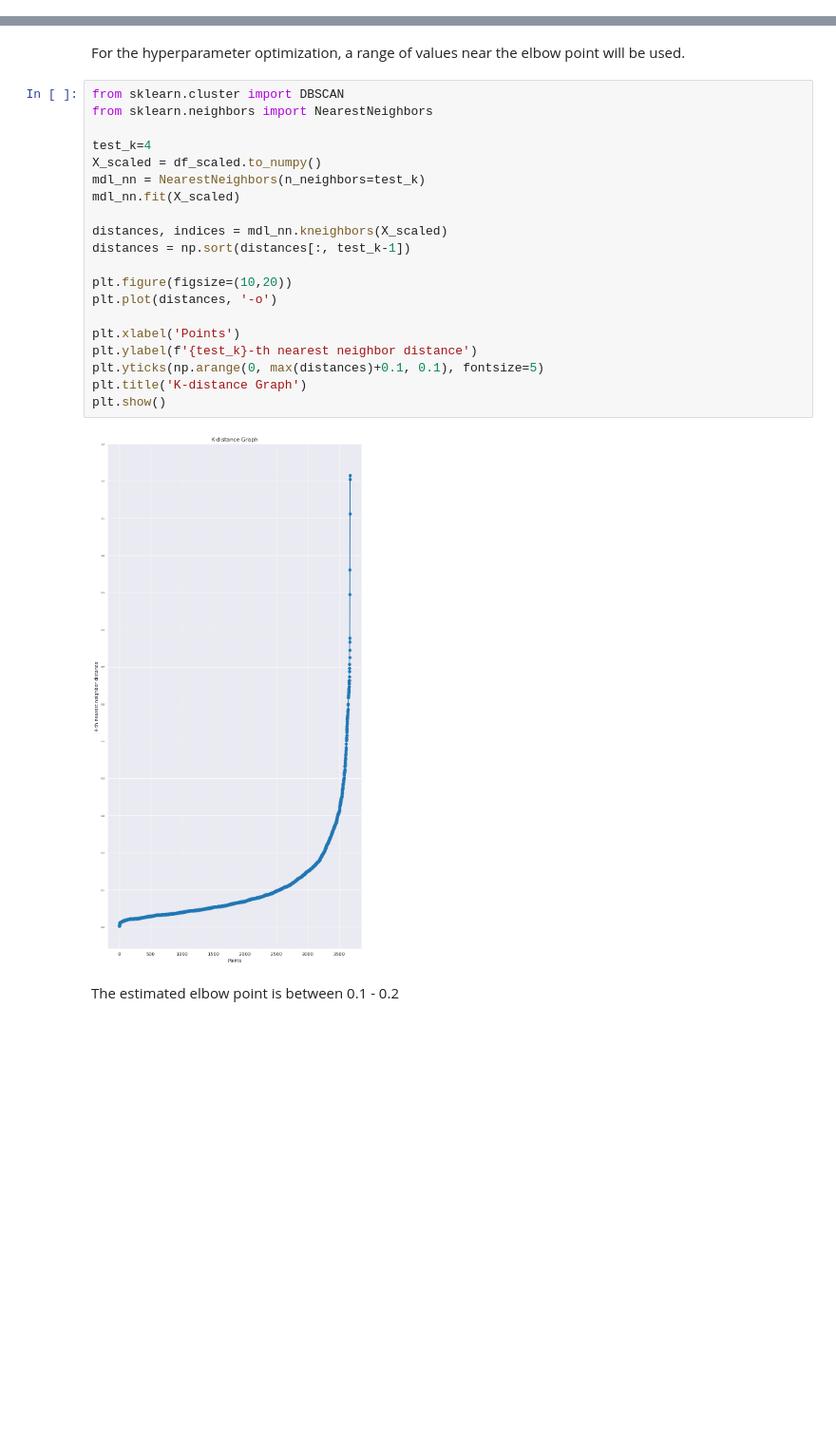
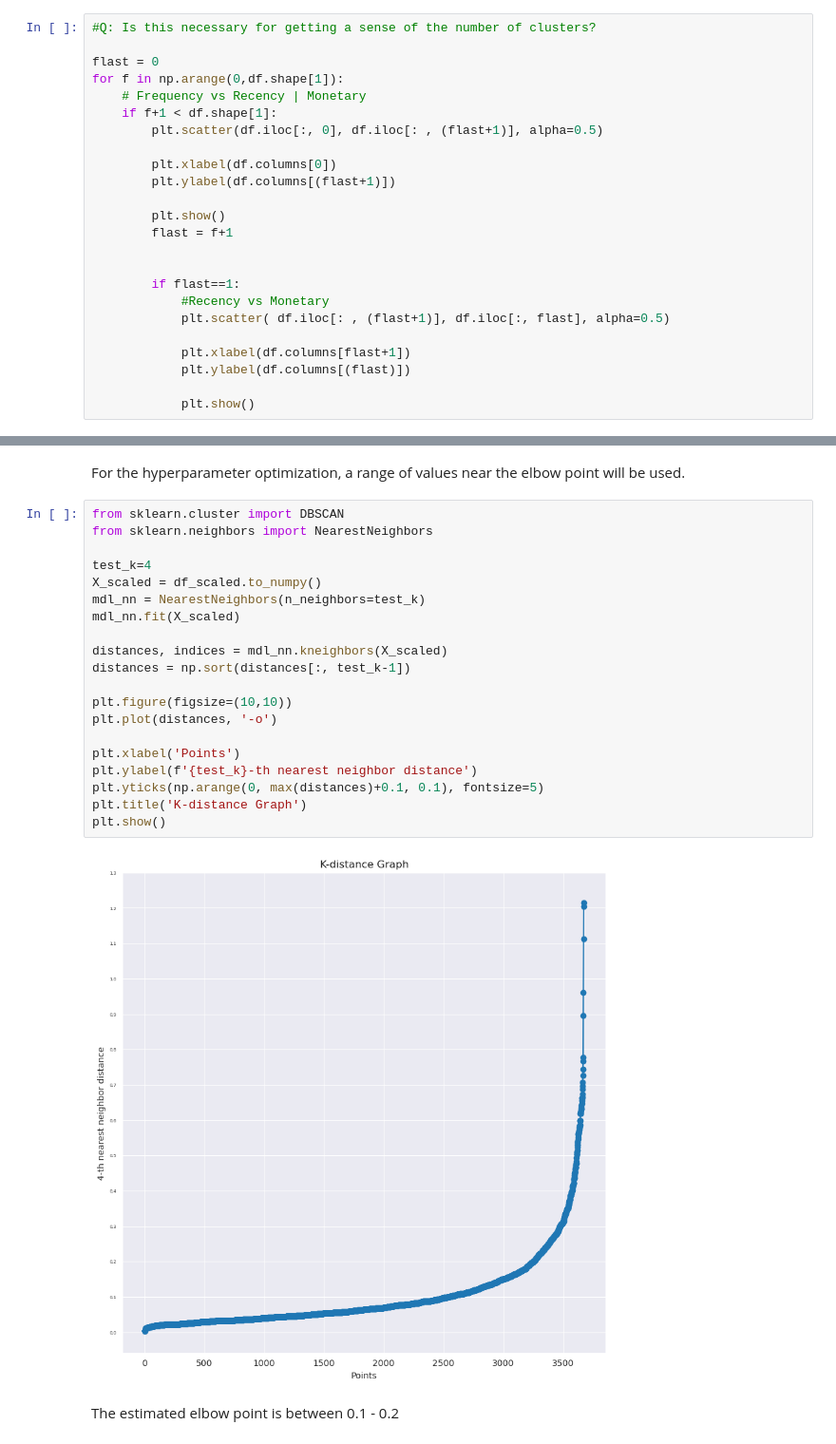
Before and after one commit to ds-edu/DataScienceCapstone_OnlineRetail, a Jupyter notebook: notebooks/CustomerSegmentation.ipynb, the cells around one changed output, grey strips where cells are left out. Shown at 95% size. Cells and saved outputs as stored; diff of their text form; blank space fills up the shorter version.

```diff
--- a/notebooks/CustomerSegmentation.ipynb
+++ b/notebooks/CustomerSegmentation.ipynb
@@ -745,0 +750,24 @@ sns.boxplot(data=df.Monetary, color='lime', ax=ax[2])
+# %%
+#Q: Is this necessary for getting a sense of the number of clusters?
+
+flast = 0
+for f in np.arange(0,df.shape[1]):
+    # Frequency vs Recency | Monetary
+    if f+1 < df.shape[1]:
+        plt.scatter(df.iloc[:, 0], df.iloc[: , (flast+1)], alpha=0.5)
+
+        plt.xlabel(df.columns[0])
+        plt.ylabel(df.columns[(flast+1)])
+
+        plt.show()
+        flast = f+1
+
+
+        if flast==1:
+            #Recency vs Monetary
+            plt.scatter( df.iloc[: , (flast+1)], df.iloc[:, flast], alpha=0.5)
+
+            plt.xlabel(df.columns[flast+1])
+            plt.ylabel(df.columns[(flast)])
+
+            plt.show()
@@ -889,25 +925,25 @@ For the hyperparameter optimization, a range of values near the elbow point will
 # %%
 from sklearn.cluster import DBSCAN
 from sklearn.neighbors import NearestNeighbors
 
 test_k=4
 X_scaled = df_scaled.to_numpy()
 mdl_nn = NearestNeighbors(n_neighbors=test_k)
 mdl_nn.fit(X_scaled)
 
 distances, indices = mdl_nn.kneighbors(X_scaled)
 distances = np.sort(distances[:, test_k-1])
 
-plt.figure(figsize=(10,20))
+plt.figure(figsize=(10,10))
 plt.plot(distances, '-o')
 
 plt.xlabel('Points')
 plt.ylabel(f'{test_k}-th nearest neighbor distance')
 plt.yticks(np.arange(0, max(distances)+0.1, 0.1), fontsize=5)
 plt.title('K-distance Graph')
 plt.show()
 # %% [output]
-[figure, old version]
+[figure, new version]
 # %% [markdown]
 The estimated elbow point is between 0.1 - 0.2
 # %%
```
Also changed, not shown: parts of 44 cells of this notebook.
